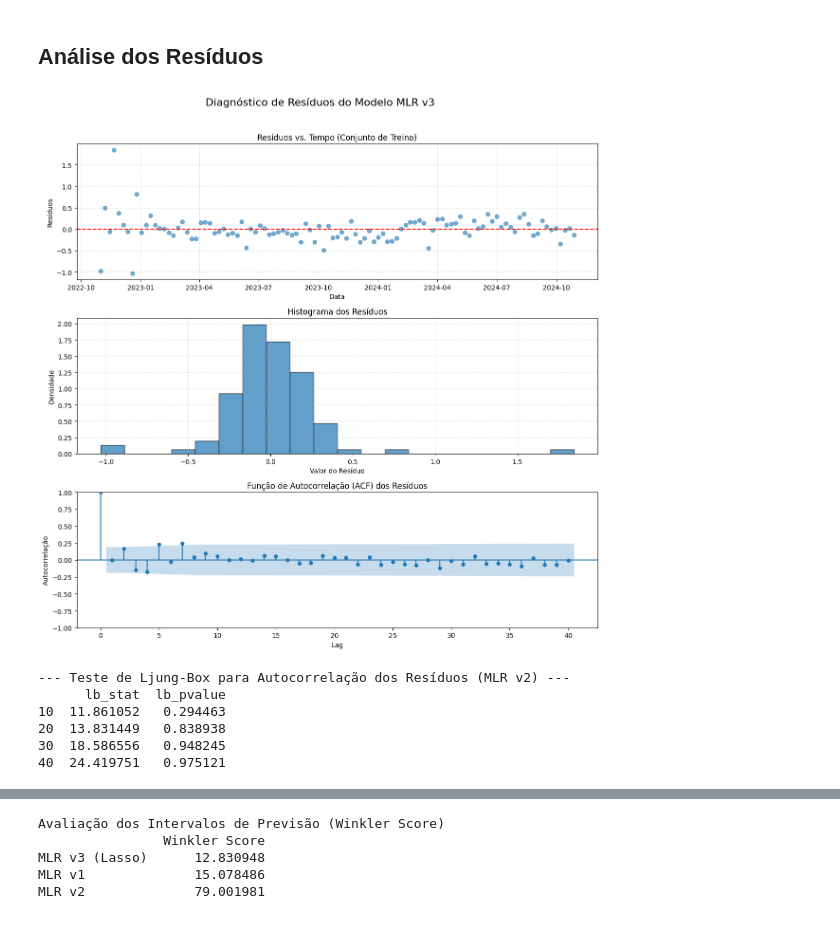
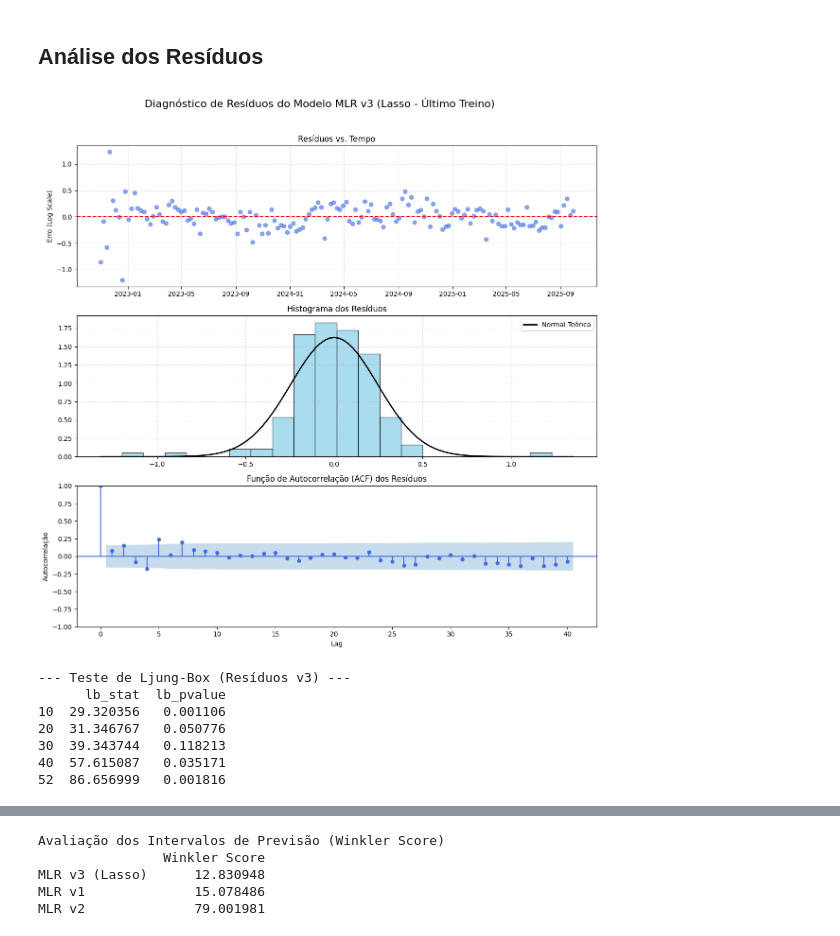
Before and after one commit to Vinasque/series_temporais, a Jupyter notebook: trabalho_a2.ipynb, the cells around one changed output, grey strips where cells are left out. Cells and saved outputs as stored; diff of their text form; code cells hidden in the pictures.

Commit message:
novos modelos

```diff
--- a/trabalho_a2.ipynb
+++ b/trabalho_a2.ipynb
@@ -977,45 +899,50 @@ plt.show()
 # %% [markdown]
 ## Análise dos Resíduos
 # %%
-residuos_v3 = y_train_v3 - model_v3.predict(X_train_v3)
+# Calcular resíduos nos dados de treino
+residuos_v3 = y_train - model_v3.predict(X_train)
 
 fig, axs = plt.subplots(3, 1, figsize=(12, 12))
-fig.suptitle('Diagnóstico de Resíduos do Modelo MLR v3', fontsize=16)
+fig.suptitle('Diagnóstico de Resíduos do Modelo MLR v3 (Lasso - Último Treino)', fontsize=16)
 
-# 1. Gráfico de Resíduos ao Longo do Tempo
-axs[0].plot(residuos_v3.index, residuos_v3, marker='o', linestyle='None', alpha=0.6)
+# Gráfico de Resíduos ao Longo do Tempo
+axs[0].plot(residuos_v3.index, residuos_v3, marker='o', linestyle='None', alpha=0.6, color='royalblue')
 axs[0].axhline(y=0, color='r', linestyle='--')
-axs[0].set_title('Resíduos vs. Tempo (Conjunto de Treino)')
-axs[0].set_xlabel('Data')
-axs[0].set_ylabel('Resíduos')
+axs[0].set_title('Resíduos vs. Tempo')
+axs[0].set_ylabel('Erro (Log Scale)')
 axs[0].grid(True, linestyle=':', alpha=0.7)
 
-# 2. Histograma dos resíduos para verificar a normalidade
-axs[1].hist(residuos_v3, bins=20, density=True, edgecolor='k', alpha=0.7)
+# B. Histograma (Normalidade)
+axs[1].hist(residuos_v3, bins=20, density=True, edgecolor='k', alpha=0.7, color='skyblue')
+xmin, xmax = axs[1].get_xlim()
+x = np.linspace(xmin, xmax, 100)
+p = stats.norm.pdf(x, residuos_v3.mean(), residuos_v3.std())
+axs[1].plot(x, p, 'k', linewidth=2, label='Normal Teórica')
 axs[1].set_title('Histograma dos Resíduos')
-axs[1].set_xlabel('Valor do Resíduo')
-axs[1].set_ylabel('Densidade')
+axs[1].legend()
 axs[1].grid(True, linestyle=':', alpha=0.7)
 
-# 3. Função de autocorrelação (ACF) para verificar independência
-sm.graphics.tsa.plot_acf(residuos_v3, lags=40, ax=axs[2])
+# C. Autocorrelação (ACF)
+sm.graphics.tsa.plot_acf(residuos_v3, lags=40, ax=axs[2], color='royalblue', vlines_kwargs={"colors": "royalblue"})
 axs[2].set_title('Função de Autocorrelação (ACF) dos Resíduos')
 axs[2].set_xlabel('Lag')
 axs[2].set_ylabel('Autocorrelação')
 
 plt.tight_layout(rect=[0, 0, 1, 0.96])
 plt.show()
 
-# Teste de Ljung-Box para autocorrelação nos resíduos
-ljung_box_results_v3 = acorr_ljungbox(residuos_v3, lags=[10, 20, 30, 40], return_df=True)
-print("\n--- Teste de Ljung-Box para Autocorrelação dos Resíduos (MLR v2) ---")
-print(ljung_box_results_v2)
+# Teste Estatístico de Ljung-Box
+# H0: Os resíduos são independentes (Ruído Branco) -> Queremos p-value > 0.05
+ljung_box_results_v3 = acorr_ljungbox(residuos_v3, lags=[10, 20, 30, 40, 52], return_df=True)
+print("\n--- Teste de Ljung-Box (Resíduos v3) ---")
+print(ljung_box_results_v3)
 # %% [output]
-[figure, old version]
+[figure, new version]
---- Teste de Ljung-Box para Autocorrelação dos Resíduos (MLR v2) ---
+--- Teste de Ljung-Box (Resíduos v3) ---
       lb_stat  lb_pvalue
-10  11.861052   0.294463
-20  13.831449   0.838938
-30  18.586556   0.948245
-40  24.419751   0.975121
+10  29.320356   0.001106
+20  31.346767   0.050776
+30  39.343744   0.118213
+40  57.615087   0.035171
+52  86.656999   0.001816
 # %% [markdown]
```
Also changed, not shown: parts of 21 cells of this notebook.
